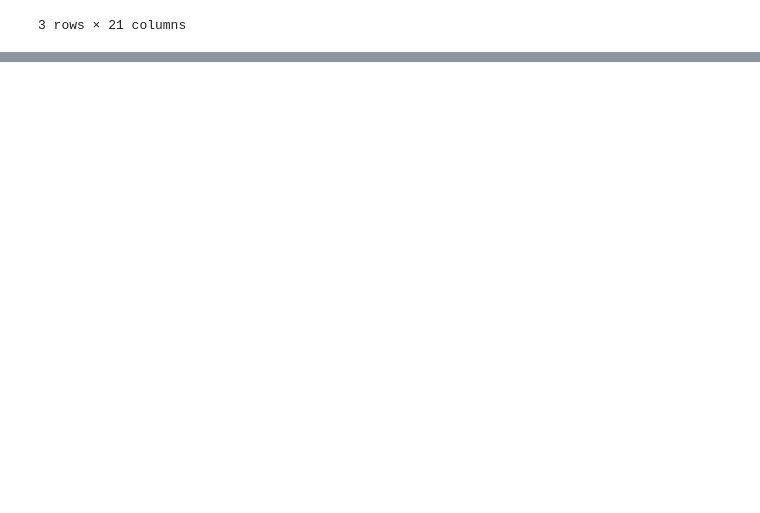
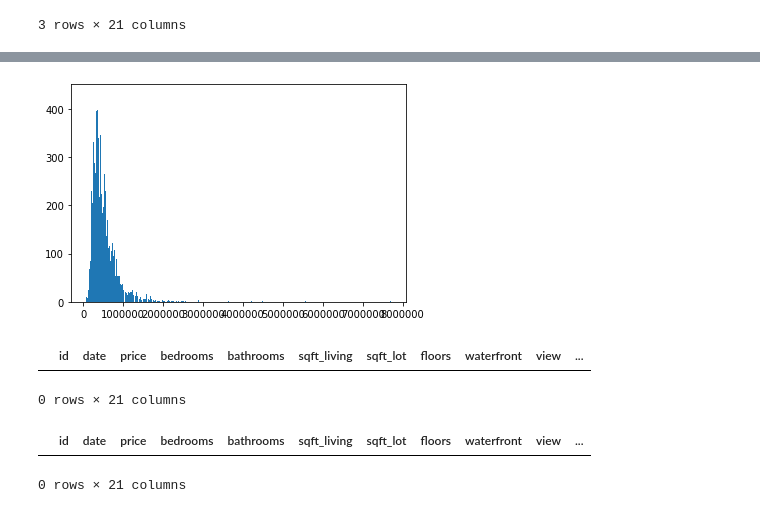
Before and after one commit to RS291/King_County_Housing_EDA_and_Modeling, a Jupyter notebook: student.ipynb, the cells around one changed output, grey strips where cells are left out. Cells and saved outputs as stored; diff of their text form; code cells hidden in the pictures; blank space fills up the shorter version.

```diff
--- a/student.ipynb
+++ b/student.ipynb
@@ -154,0 +353,2 @@ poss_error1
+# %%
+data.waterfront = pd.to_numeric(data.waterfront)
@@ -154,0 +442,10 @@ poss_error1
+# %%
+rel_prob = [.901923, .015325, .044441, .023591, .014721] #calculated the prob of the view rating
+prob = [i/sum(rel_prob) for i in rel_prob]
+def impute_view(value): # loops through and assigns a view value for the NaN placeholders probabilistically
+    while value not in [0,1,2,3,4]:
+        return np.random.choice([0, 1, 2, 3, 4], p=prob)
+    else:
+        return value
+data.view = data.view.map(lambda x: impute_view(x))
+data.view.value_counts(normalize=True)
@@ -154,0 +490,3 @@ poss_error1
+# %%
+# convert date to datetime
+data.date = pd.to_datetime(data.date)
@@ -154,0 +515,3 @@ poss_error1
+# %%
+data.sqft_basement = data.sqft_basement.map(lambda x: "0" if x == "?" else x)
+data.sqft_basement = data.sqft_basement.astype('float')
@@ -154,0 +544,16 @@ poss_error1
+# %%
+plt.hist(data.price, bins=1000);
+# %% [output]
+[figure, added]
+# %%
+# checking for missing price values which would skew my data
+missed_price = data[data['price'] == 0]
+missed_price
+# %% [output]
+|  | id | date | price | bedrooms | bathrooms | sqft_living | sqft_lot | floors | waterfront | view | ... |
+0 rows × 21 columns
+# %%
+data.loc[data.price == 0.0]
+# %% [output]
+|  | id | date | price | bedrooms | bathrooms | sqft_living | sqft_lot | floors | waterfront | view | ... |
+0 rows × 21 columns
```
Also changed, not shown: parts of 44 cells of this notebook.
